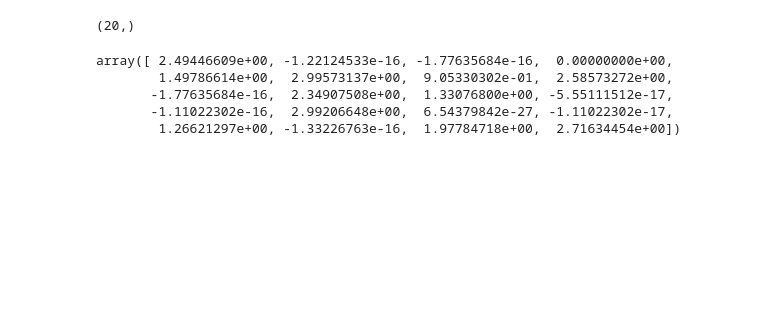
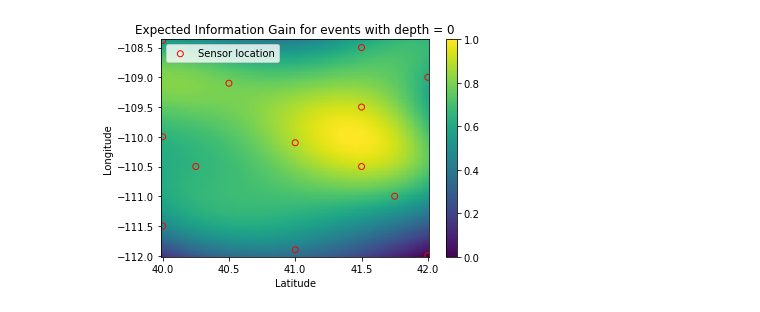
Before and after one commit to sandialabs/seismic_boed, a Jupyter notebook: eig_graphing.ipynb, the cells around one changed output. Cells and saved outputs as stored; diff of their text form; code cells hidden in the pictures; blank space fills up the shorter version.

Commit message:
add graphing capability to eig_calc under verbose 2

```diff
--- a/eig_graphing.ipynb
+++ b/eig_graphing.ipynb
@@ -3,0 +7,44 @@ from sklearn.gaussian_process import GaussianProcessRegressor as GPR
+# %%
+def plot_surface(output_file='outputs.npz', depth_slice=0, mag_slice=1, stepsize=100):
+    data = dict(np.load(output_file))
+
+    target = data['ig']
+
+    inputs = data['theta_data']
+    lat_range = data['lat_range']
+    long_range = data['long_range']
+
+    target = target.reshape(len(inputs),-1).mean(axis=1)
+
+    x = np.linspace(lat_range[0], lat_range[1], stepsize)
+    y = np.linspace(long_range[0], long_range[1], stepsize)
+
+    xv, yv = np.meshgrid(x, y)
+    xy = np.vstack([xv.ravel(), yv.ravel()]).T
+
+    domain = np.zeros((stepsize**2, 4))
+    domain[:,:2] = xy
+    domain[:,2] = depth_slice
+    domain[:,3] = mag_slice
+
+    model = GPR()
+    model.fit(inputs,target)
+    preds = model.predict(domain)
+
+    plt.pcolormesh(xv, yv, preds.reshape((stepsize, stepsize)),
+                   shading='auto', cmap='viridis')
+
+    plt.scatter(data['sensors'][:,0],data['sensors'][:,1],
+                marker='o',facecolors='none', edgecolors='red',
+                label='Sensor location')
+
+    plt.xlabel('Latitude')
+    plt.ylabel('Longitude')
+    plt.title(f'Expected Information Gain for events with depth = {depth_slice}')
+    plt.colorbar()
+    plt.legend()
+    plt.show()
+# %%
+plot_surface()
+# %% [output]
+[figure, added]
@@ -14,12 +65,0 @@ target = target.reshape(len(inputs),-1).mean(axis=1)
-# %%
-target.shape
-# %% [output]
-(20,)
-# %%
-target
-# %% [output]
-array([ 2.49446609e+00, -1.22124533e-16, -1.77635684e-16,  0.00000000e+00,
-        1.49786614e+00,  2.99573137e+00,  9.05330302e-01,  2.58573272e+00,
-       -1.77635684e-16,  2.34907508e+00,  1.33076800e+00, -5.55111512e-17,
-       -1.11022302e-16,  2.99206648e+00,  6.54379842e-27, -1.11022302e-17,
-        1.26621297e+00, -1.33226763e-16,  1.97784718e+00,  2.71634454e+00])
```
Also changed, not shown: parts of 25 cells of this notebook, 1 other file.
